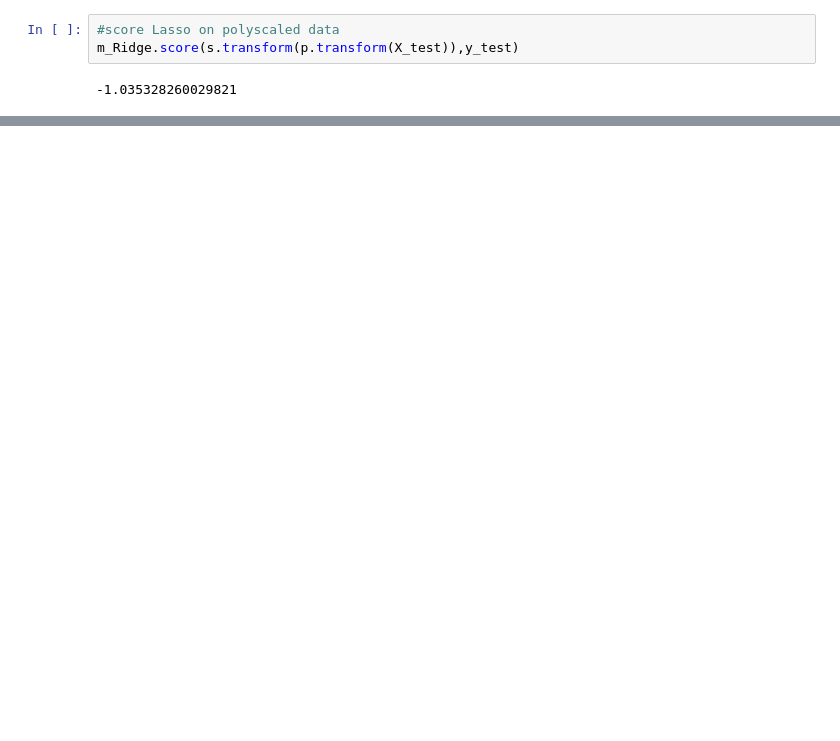
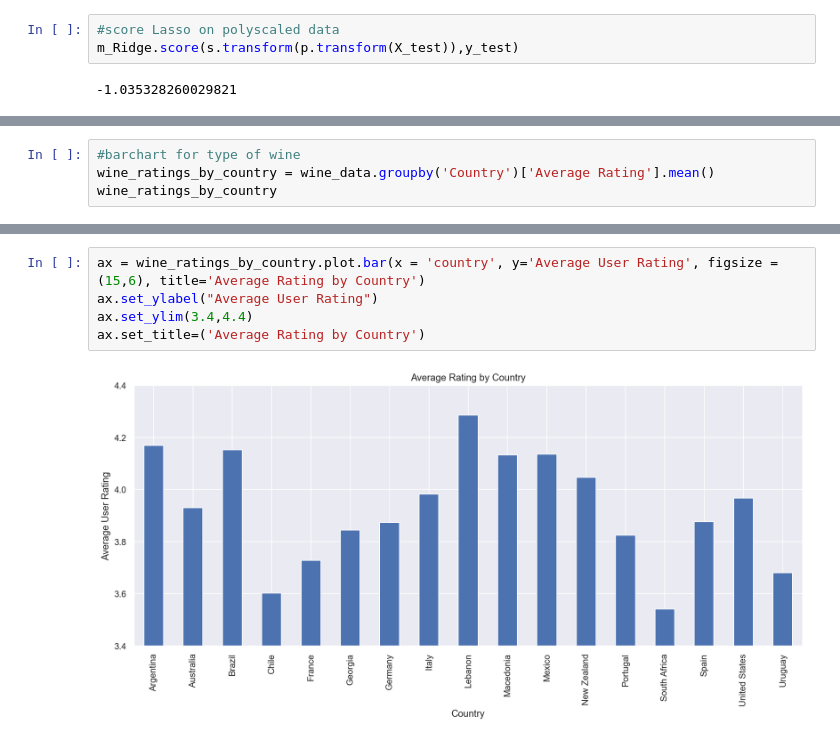
Before and after one commit to mattsegall/metis-project-2, a Jupyter notebook: Cleaning & Analysis Practice.ipynb, the cells around one changed output, grey strips where cells are left out. Cells and saved outputs as stored; diff of their text form; blank space fills up the shorter version.

```diff
--- a/Cleaning & Analysis Practice.ipynb
+++ b/Cleaning & Analysis Practice.ipynb
@@ -637,0 +820,4 @@ hist(resid_test, bins=50)
+# %%
+#barchart for type of wine
+wine_ratings_by_country = wine_data.groupby('Country')['Average Rating'].mean()
+wine_ratings_by_country
@@ -637,0 +844,7 @@ hist(resid_test, bins=50)
+# %%
+ax = wine_ratings_by_country.plot.bar(x = 'country', y='Average User Rating', figsize = (15,6), title='Average Rating by Country')
+ax.set_ylabel("Average User Rating")
+ax.set_ylim(3.4,4.4)
+ax.set_title=('Average Rating by Country')
+# %% [output]
+[figure, added]
```
Also changed, not shown: parts of 44 cells of this notebook.
